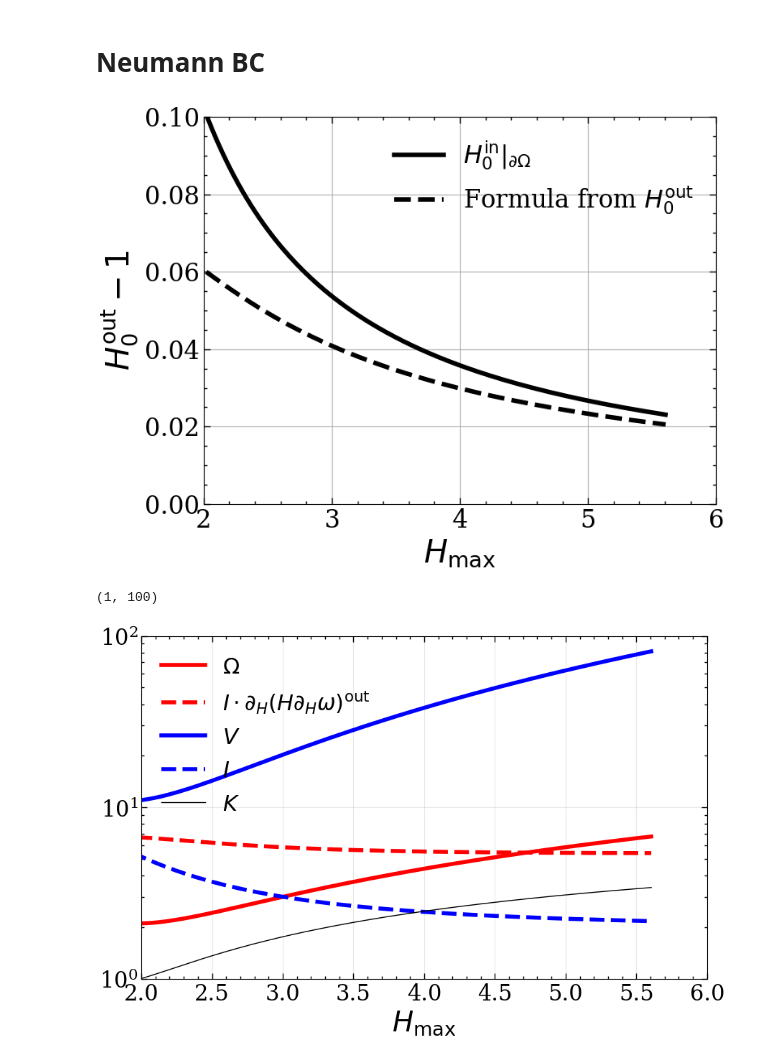
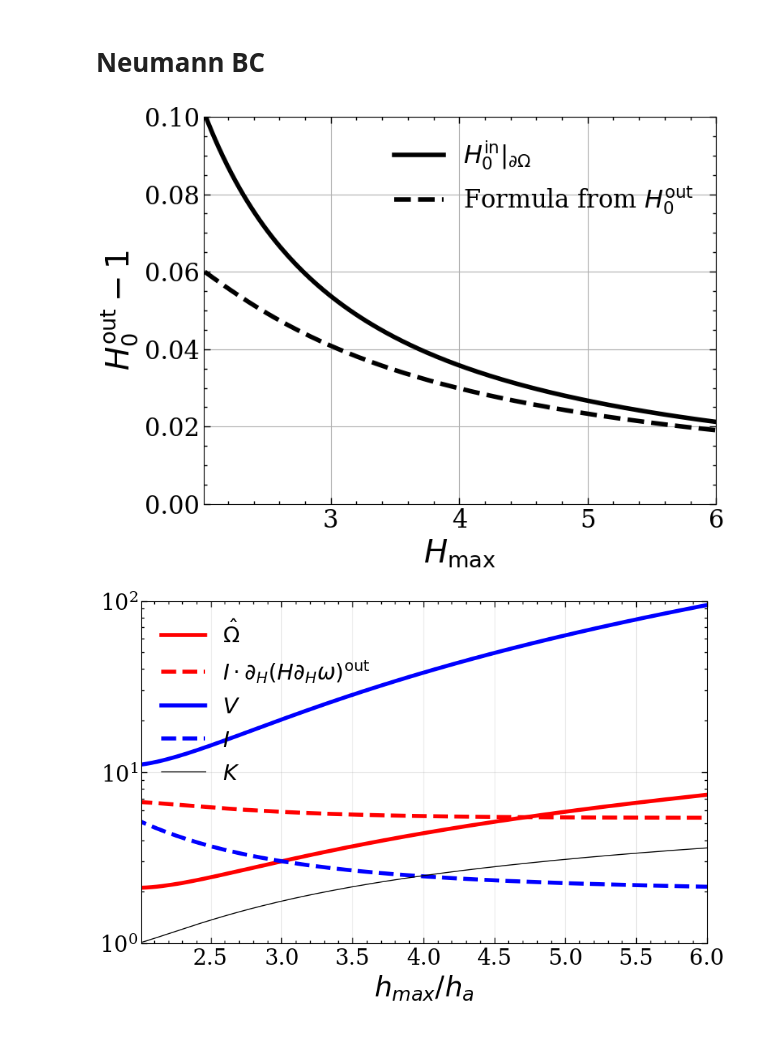
Before and after one commit to suanno/drop-dynamics, a Jupyter notebook: 1D analysis/integrals.ipynb, the cells around one changed output. Saved outputs shown, nothing was run; the diff lists cells and outputs as text; code cells hidden in the pictures.

```diff
--- a/1D analysis/integrals.ipynb
+++ b/1D analysis/integrals.ipynb
@@ -89,10 +99,14 @@ V = data[1:, numrows-4]
 h0out_formula = data[1:, numrows-5]
 h0out_lim = data[1:, numrows-6]
 hmax = data[1:, numrows-7]
+# Continuation (need to remove by hand (why???) the unstable branch)
+par = data[1:, 3]
+index = data[1:, 0]
+i_branch = 26
 # %%
 plt.plot(hmax,h0out_lim-1, label='$H_0^{\\mathrm{in}}|_{\\partial\\Omega}$', color='black')
 plt.plot(hmax,h0out_formula-1, label='Formula from $H_0^{\\mathrm{out}}$', color='black',ls='--')
-plt.xlim(2,6)
+plt.xlim(hmax[i_branch],6)
 plt.ylim(0,0.1)
 plt.xlabel('$H_{\\mathrm{max}}$')
 plt.ylabel('$H_0^{\\mathrm{out}}-1$')
@@ -100,39 +114,39 @@ plt.legend()
 plt.grid()
 plt.show()
 # %% [output]
-[figure, old version]
+[figure, new version]
 # %%
 fig, ax = plt.subplots(figsize=(9, 6))
 from matplotlib.ticker import FormatStrFormatter
 
 
 # Bottom x-axis
-ax.plot(hmax, Omega, label=r'$\Omega$',color='red')
+ax.plot(hmax, Omega, label=r'$\hat{\Omega}$',color='red')
 ax.semilogy(hmax,I*(dw(h0out_lim)+h0out_lim*ddw(h0out_lim)), label='$I \\cdot \\partial_H(H\\partial_H \\omega)^{\\mathrm{out}}$', color='red',ls='--')
 ax.plot(hmax, V,     label=r'$V$',color='blue')
 ax.plot(hmax, I,     label=r'$I$',color='blue',ls='--')
 ax.plot(hmax, K,     label=r'$K$',color='black',lw=1)
 
 ax.set_xlabel(r'$h_{\max}$')
 """
 # Top x-axis
 ax_top = ax.twiny()
 
 ax_top.set_xlim(ax.get_xlim())
 n_ticks = 10
 idx = np.linspace(0, len(h0out_lim) - 1, n_ticks, dtype=int)
 
 ax_top.set_xticks(h0out_lim[idx]-1)
 ax_top.set_xticklabels(h0out_lim[idx]-1)
 ax_top.xaxis.set_major_formatter(FormatStrFormatter('%.2f'))
 
 ax_top.set_xlabel(r'$H_0^{\mathrm{out}}-1$')
 """
 ax.grid(True, alpha=0.3)
 ax.legend()
-ax.set_xlabel(r'$H_{\mathrm{max}}$')
-ax.set_xlim(2,6)
+ax.set_xlabel(r'$h_{max}/h_a$')
+ax.set_xlim(hmax[i_branch],6)
 ax.set_ylim(1,100)
+fig.savefig('../integrals1Dnbc.pdf', bbox_inches='tight', dpi=300)
 # %% [output]
-(1, 100)
-[figure, old version]
+[figure, new version]
```
Also changed, not shown: parts of 7 cells of this notebook, 24 other files.
